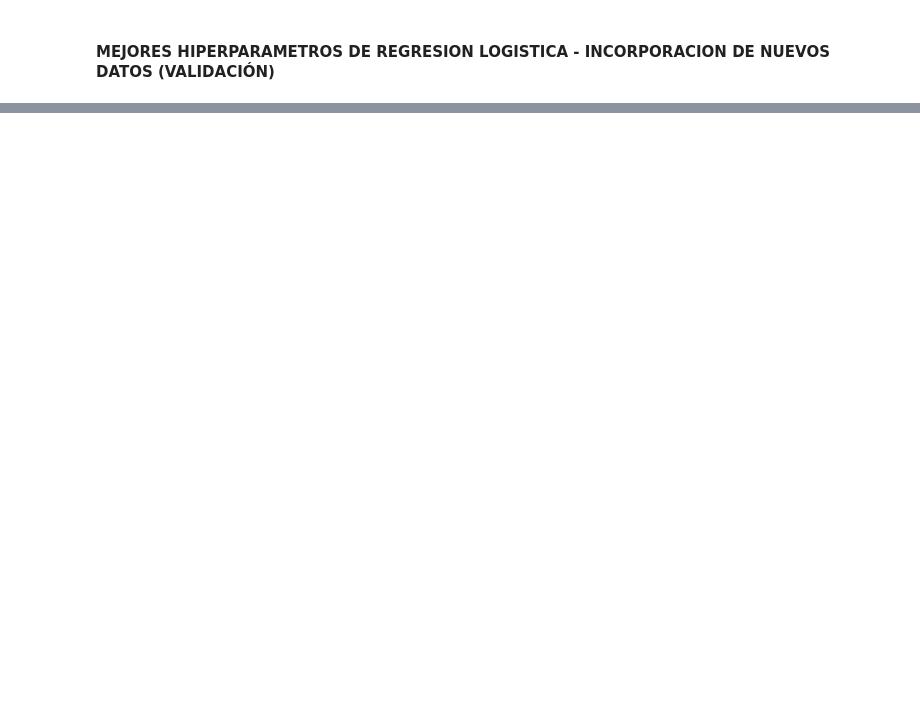
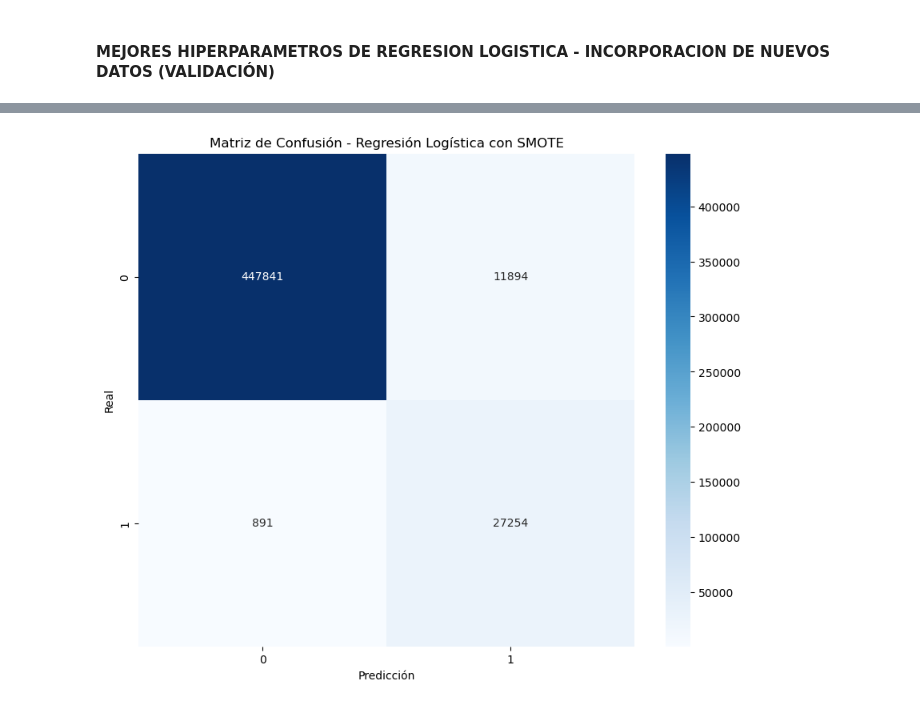
Before and after one commit to marcosrojas1990/TesisMaestriaCienciadeDatos-MarcosRojas, a Jupyter notebook: 2.1. Tesis Maestría de Ciencia de Datos - Regresión Logística.ipynb, the cells around one changed output, grey strips where cells are left out. Drawn from its saved outputs; the diff is of its cells as text; code cells hidden in the pictures; blank space fills up the shorter version.

```diff
--- a/2.1. Tesis Maestría de Ciencia de Datos - Regresión Logística.ipynb
+++ b/2.1. Tesis Maestría de Ciencia de Datos - Regresión Logística.ipynb
@@ -642,0 +635,95 @@ Comparación de Métricas entre Dataset Prueba (Original) y Dataset Real:
+# %%
+import pandas as pd
+import numpy as np
+from sklearn.linear_model import LogisticRegression
+from sklearn.metrics import confusion_matrix, classification_report, roc_auc_score, precision_score, recall_score, f1_score, accuracy_score
+from sklearn.model_selection import train_test_split
+from sklearn.preprocessing import StandardScaler
+from imblearn.over_sampling import SMOTE
+import seaborn as sns
+import matplotlib.pyplot as plt
+from datetime import datetime
+
+# Iniciar el tiempo
+start_time = datetime.now()
+
+# Cargar dataset
+print("Cargando datos...")
+df_mora_prestamos = pd.read_csv('C:/Users/g97rojasmf/Documents/Tesis/df_mora_prestamospersonales.csv')
+
+# Separar características y variable objetivo
+X = df_mora_prestamos.drop('Morosidad', axis=1)
+y = df_mora_prestamos['Morosidad']
+
+# Dividir datos
+print("Preparando datos...")
+X_train, X_test, y_train, y_test = train_test_split(
+   X, y, test_size=0.3, stratify=y, random_state=42
+)
+
+# Escalar datos
+scaler = StandardScaler()
+X_train_scaled = scaler.fit_transform(X_train)
+X_test_scaled = scaler.transform(X_test)
+
+# Aplicar SMOTE a los datos de entrenamiento
+print("Aplicando SMOTE...")
+smote = SMOTE(random_state=42)
+X_train_balanced, y_train_balanced = smote.fit_resample(X_train_scaled, y_train)
+
+# Definir los mejores parámetros encontrados
+best_params = {
+   'C': 10,
+   'class_weight': 'balanced',
+   'fit_intercept': True,
+   'max_iter': 100,
+   'penalty': 'l1',
+   'solver': 'liblinear',
+   'random_state': 42
+}
+
+# Entrenar el modelo con los mejores parámetros en datos balanceados
+print("Entrenando modelo...")
+model = LogisticRegression(**best_params)
+model.fit(X_train_balanced, y_train_balanced)
+
+# Realizar predicciones
+print("Realizando predicciones...")
+y_pred = model.predict(X_test_scaled)
+y_pred_proba = model.predict_proba(X_test_scaled)[:, 1]
+
+# Calcular métricas
+tn, fp, fn, tp = confusion_matrix(y_test, y_pred).ravel()
+especificidad = tn / (tn + fp)
+
+metrics = {
+   'ROC-AUC': roc_auc_score(y_test, y_pred_proba),
+   'Precision': precision_score(y_test, y_pred),
+   'Recall': recall_score(y_test, y_pred),
+   'F1-Score': f1_score(y_test, y_pred),
+   'Accuracy': accuracy_score(y_test, y_pred),
+   'Especificidad': especificidad
+}
+
+# Calcular tiempo de ejecución
+end_time = datetime.now()
+execution_time = end_time - start_time
+
+# Visualización de la matriz de confusión
+plt.figure(figsize=(10, 8))
+sns.heatmap(confusion_matrix(y_test, y_pred), annot=True, fmt='d', cmap='Blues')
+plt.title('Matriz de Confusión - Regresión Logística con SMOTE')
+plt.ylabel('Real')
+plt.xlabel('Predicción')
+plt.show()
+
+# Imprimir métricas y tiempo de ejecución
+print('\nMétricas en conjunto de prueba:')
+for metric, value in metrics.items():
+   print(f'{metric}: {value:.4f}')
+
+print(f'\nTiempo de ejecución: {execution_time}')
+
+# Guardar los mejores parámetros
+pd.DataFrame([best_params]).to_csv('mejores_parametros_regresion_logistica.csv', index=False)
+# %% [output]
@@ -642,0 +735 @@ Comparación de Métricas entre Dataset Prueba (Original) y Dataset Real:
+[figure, added]
```
Also changed, not shown: parts of 7 cells of this notebook.
